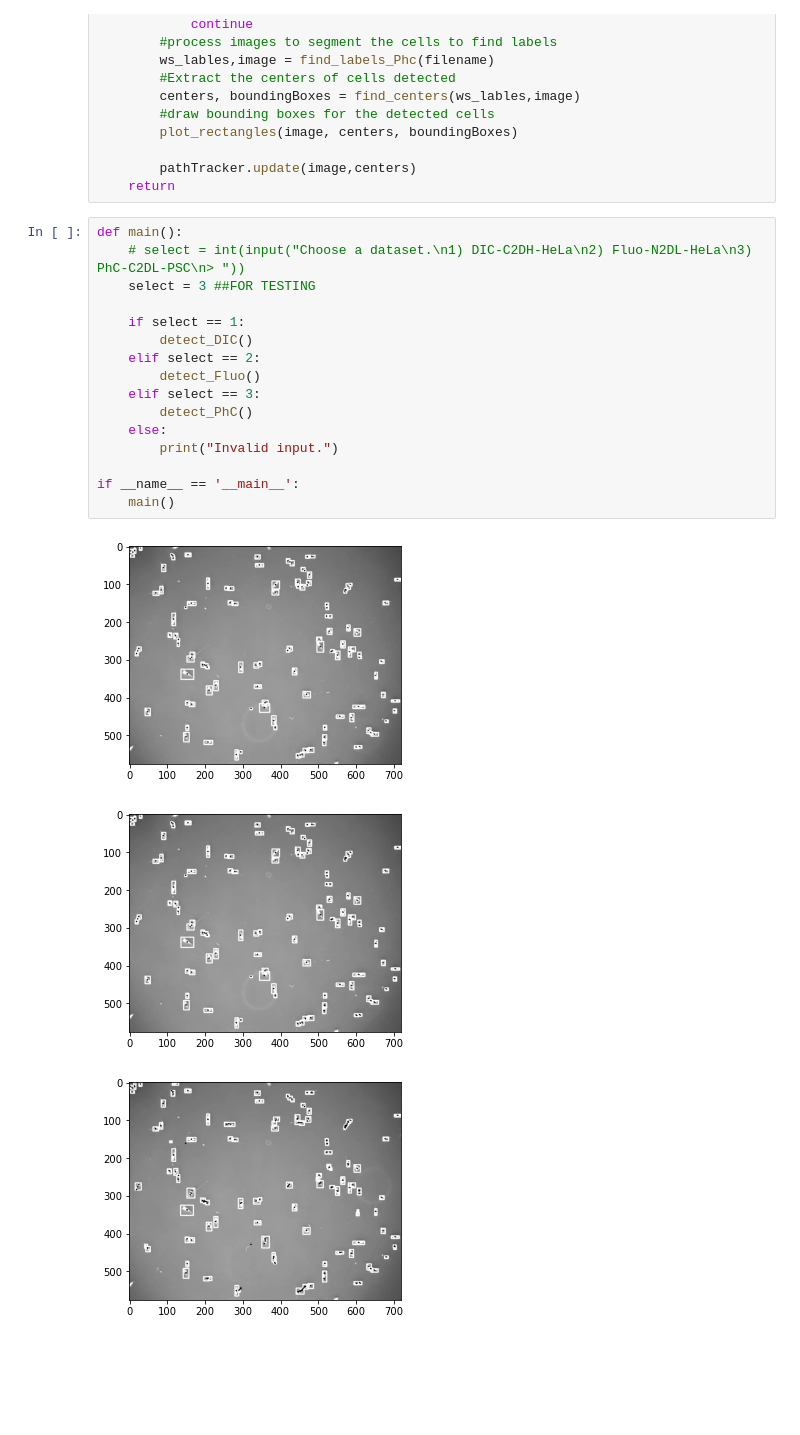
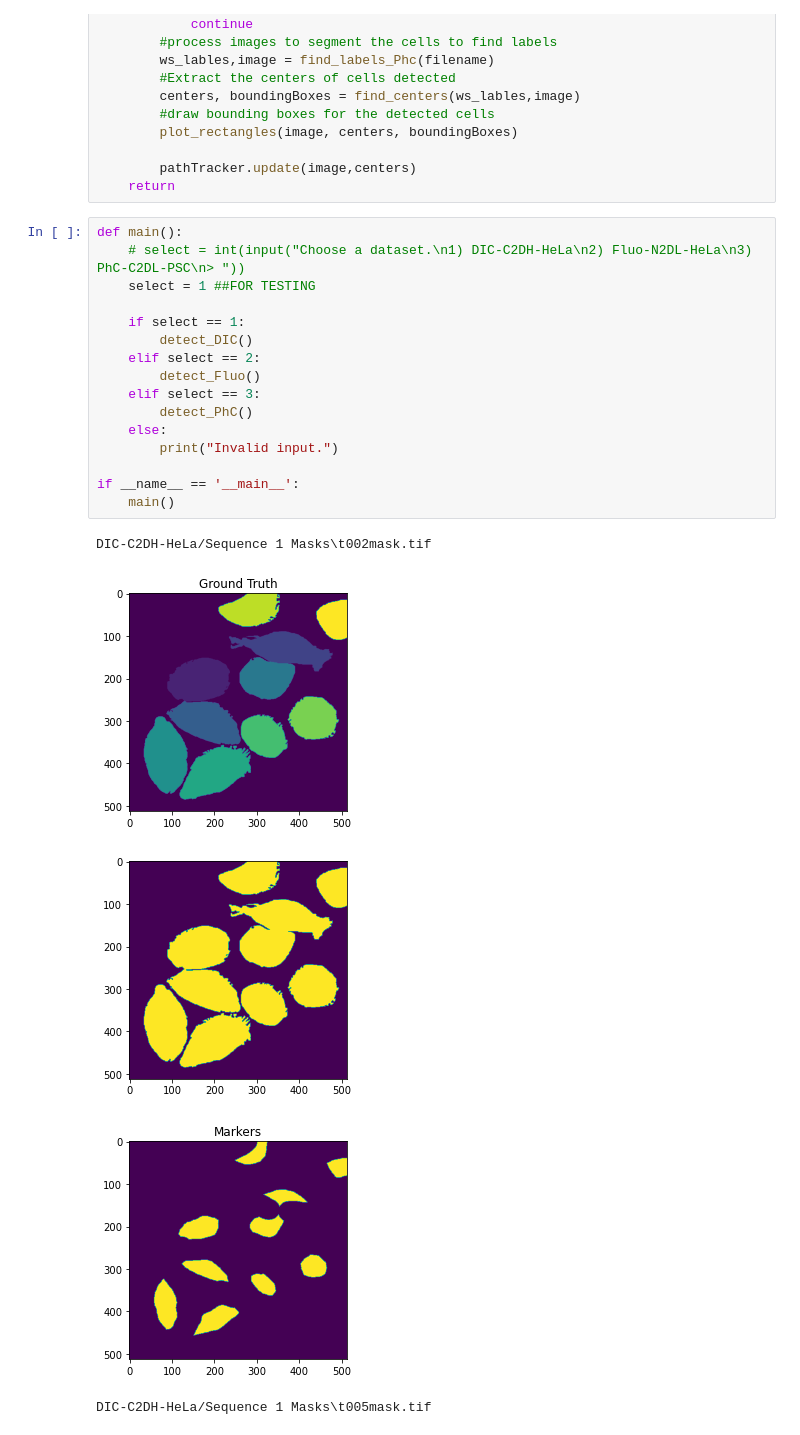
Before and after one commit to rishftw/vision_group_c, a Jupyter notebook: code.ipynb, the cells around one changed output. Drawn from its saved outputs; the diff is of its cells as text; blank space fills up the shorter version.

```diff
--- a/code.ipynb
+++ b/code.ipynb
@@ -165,20 +165,22 @@ def detect_PhC():
 # %%
 def main():
     # select = int(input("Choose a dataset.\n1) DIC-C2DH-HeLa\n2) Fluo-N2DL-HeLa\n3) PhC-C2DL-PSC\n> "))
-    select = 3 ##FOR TESTING
+    select = 1 ##FOR TESTING
 
     if select == 1:
         detect_DIC()
     elif select == 2:
         detect_Fluo()
     elif select == 3:
         detect_PhC()
     else:
         print("Invalid input.")
 
 if __name__ == '__main__':
     main()
 # %% [output]
+DIC-C2DH-HeLa/Sequence 1 Masks\t002mask.tif
-[figure, old version]
+[figure, new version]
-[figure, old version]
+[figure, new version]
-[figure, old version]
+[figure, new version]
+DIC-C2DH-HeLa/Sequence 1 Masks\t005mask.tif
```
Also changed, not shown: parts of 1 cell of this notebook, 1 other file.
